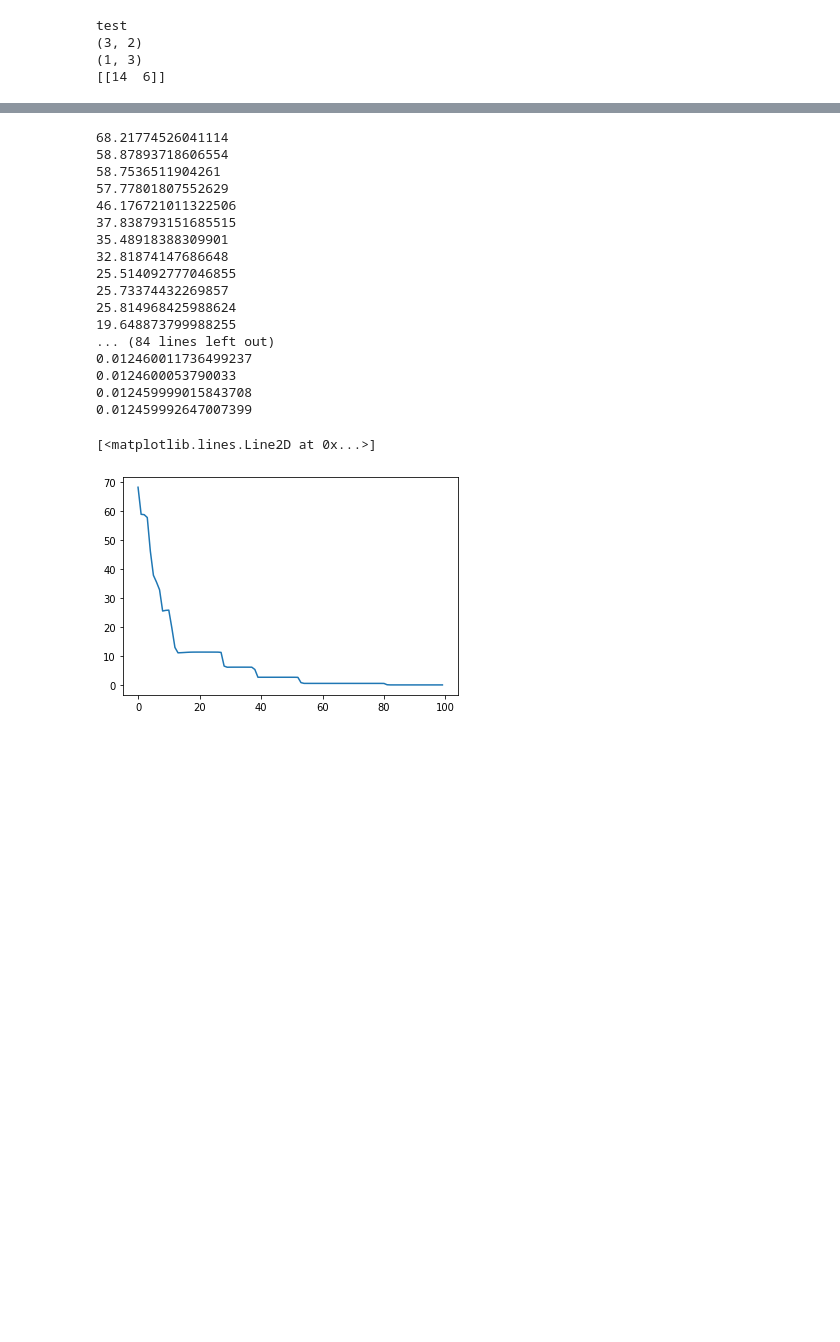
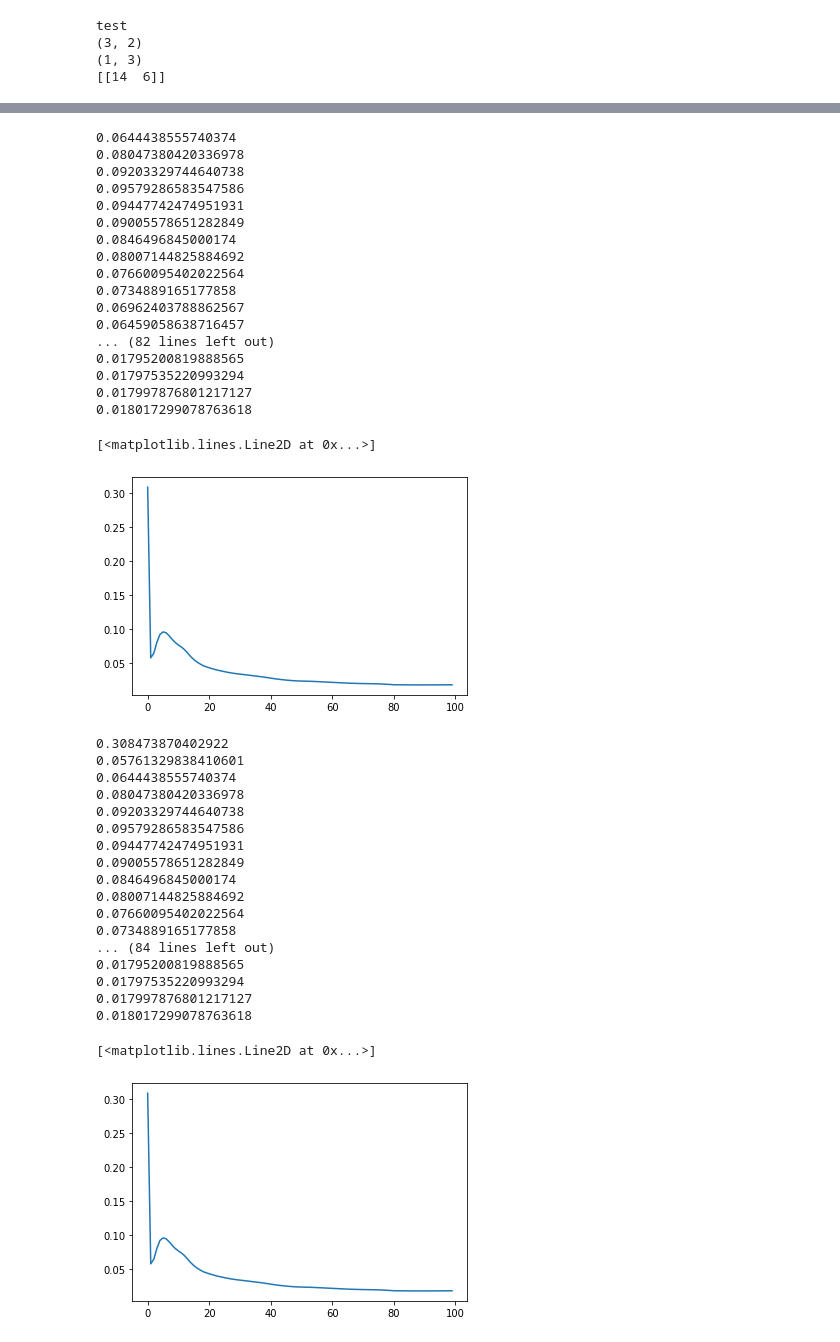
Before and after one commit to hoseinlook/Handwritten-Digit-Recognition-with-numpy, a Jupyter notebook: project_1.ipynb, the cells around one changed output, grey strips where cells are left out. Drawn from its saved outputs; the diff is of its cells as text; code cells hidden in the pictures; blank space fills up the shorter version.

```diff
--- a/project_1.ipynb
+++ b/project_1.ipynb
@@ -78,13 +78,14 @@ lable number 2
 # %%
 print('INITIAL weights\n\n')
 np.random.seed(3)
-Wl1 = np.random.random((16, 784))
-Wl2 = np.random.random((16, 16))
-Wl3 = np.random.random((10, 16))
+Wl1 = np.random.randn(16, 784)
+Wl2 = np.random.randn(16, 16)
+Wl3 = np.random.randn(10, 16)
+print(Wl1.shape)
 
-B1 = np.random.random((16, 1))
-B2 = np.random.random((16, 1))
-B3 = np.random.random((10, 1))
+B1 = np.zeros((16, 1))
+B2 = np.zeros((16, 1))
+B3 = np.zeros((10, 1))
 
 print(B3)
 # def forward()
@@ -150,9 +152,9 @@ def forward(input_layer, Wl1, Wl2, Wl3, B1, B2, B3):
 
 show_image(train_set[0][0])
 plt.show()
-A1, A2, A3, Z1, Z2, Z3 = forward(train_set[0][0], Wl1, Wl2, Wl3, B1, B2, B3)
+A1, A2, A3, Z1, Z2, Z3 = forward(train_set[1][0], Wl1, Wl2, Wl3, B1, B2, B3)
 print(A1)
-print(Z3)
+print(A3)
 # print('input ', train_set[3][0])
 # print('predict',x)
 # %% [output]
@@ -238,9 +240,9 @@ x = np.array([1, 2, 3])
 def model(input_data, batch, epoc, learning_rate):
     m = len(input_data)
     np.random.seed(100)
-    Wl1 = np.random.random((16, 784))
-    Wl2 = np.random.random((16, 16))
-    Wl3 = np.random.random((10, 16))
+    Wl1 = np.random.randn(16, 784)
+    Wl2 = np.random.randn(16, 16)
+    Wl3 = np.random.randn(10, 16)
 
     B1 = np.zeros((16, 1))
     B2 = np.zeros((16, 1))
@@ -280,27 +282,46 @@ def model(input_data, batch, epoc, learning_rate):
         cost_list.append(avg_cost)
     return Wl1, Wl2, Wl3, B1, B2, B3, cost_list
 # %%
-Wl1, Wl2, Wl3, B1, B2, B3, cost_list = model(train_set[:100], 10, 100, learning_rate=1)
+Wl1, Wl2, Wl3, B1, B2, B3, cost_list = model(train_set[:1000], 10, 100, learning_rate=0.6)
 cost_list = np.squeeze(cost_list)
 plt.plot(cost_list)
 # %% [output]
-68.21774526041114
-58.87893718606554
-58.7536511904261
-57.77801807552629
-46.176721011322506
-37.838793151685515
-35.48918388309901
-32.81874147686648
-25.514092777046855
-25.73374432269857
-25.814968425988624
-19.648873799988255
-... (84 lines left out)
-0.012460011736499237
-0.0124600053790033
-0.012459999015843708
-0.012459992647007399
+0.0644438555740374
+0.08047380420336978
+0.09203329744640738
+0.09579286583547586
+0.09447742474951931
+0.09005578651282849
+0.0846496845000174
+0.08007144825884692
+0.07660095402022564
+0.0734889165177858
+0.06962403788862567
+0.06459058638716457
+... (82 lines left out)
+0.01795200819888565
+0.01797535220993294
+0.017997876801217127
+0.018017299078763618
 [<matplotlib.lines.Line2D at 0x...>]
-[figure, old version]
+[figure, new version]
+0.308473870402922
+0.05761329838410601
+0.0644438555740374
+0.08047380420336978
+0.09203329744640738
+0.09579286583547586
+0.09447742474951931
+0.09005578651282849
+0.0846496845000174
+0.08007144825884692
+0.07660095402022564
+0.0734889165177858
+... (84 lines left out)
+0.01795200819888565
+0.01797535220993294
+0.017997876801217127
+0.018017299078763618
+[<matplotlib.lines.Line2D at 0x...>]
+[figure, added]
 # %%
```
Also changed, not shown: parts of 5 cells of this notebook.
